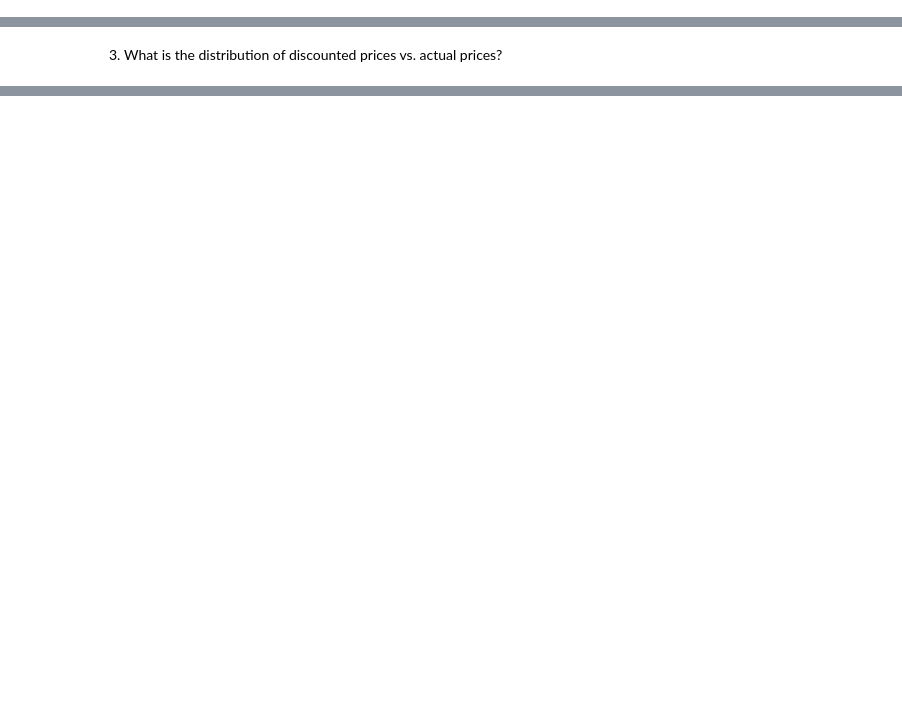
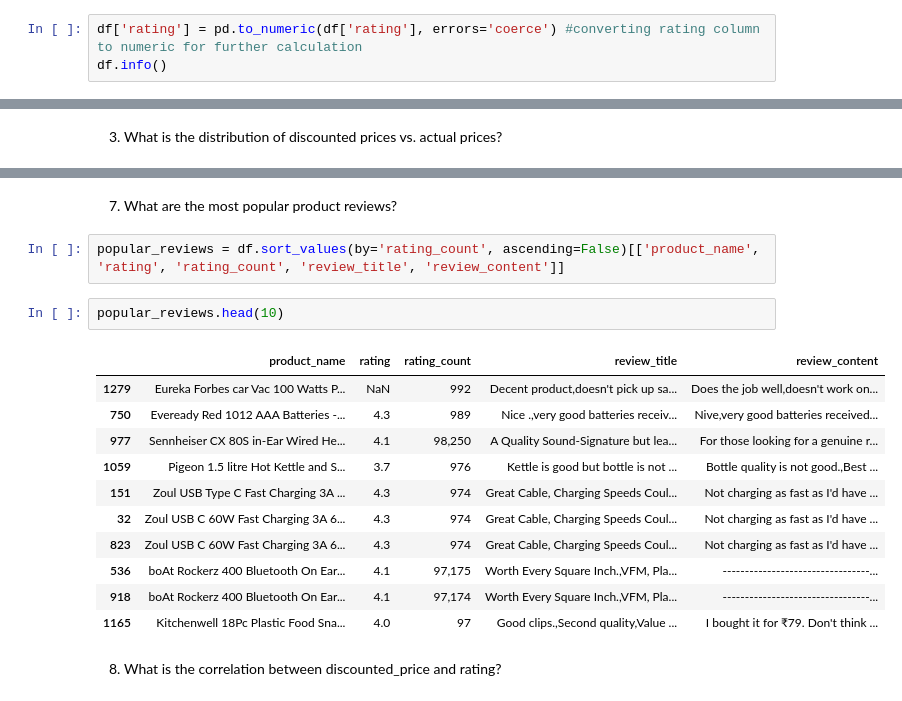
Before and after one commit to sumanshaw9/EDA, a Jupyter notebook: Assignment/Amazon Sales Data/Amazon_Sales_Data.ipynb, the cells around one changed output, grey strips where cells are left out. Drawn from its saved outputs; the diff is of its cells as text; blank space fills up the shorter version.

```diff
--- a/Assignment/Amazon Sales Data/Amazon_Sales_Data.ipynb
+++ b/Assignment/Amazon Sales Data/Amazon_Sales_Data.ipynb
@@ -58,3 +58,6 @@ df.duplicated().sum()
 0
 # %% [markdown]
 1. What is the average rating for each product category?
+# %%
+df['rating'] = pd.to_numeric(df['rating'], errors='coerce') #converting rating column to numeric for further calculation
+df.info()
@@ -84,0 +247,20 @@ plt.show()
+# %% [markdown]
+7. What are the most popular product reviews?
+# %%
+popular_reviews = df.sort_values(by='rating_count', ascending=False)[['product_name', 'rating', 'rating_count', 'review_title', 'review_content']]
+# %%
+popular_reviews.head(10)
+# %% [output]
+|  | product_name | rating | rating_count | review_title | review_content |
+| 1279 | Eureka Forbes car Vac 100 Watts P... | NaN | 992 | Decent product,doesn't pick up sa... | Does the job well,doesn't work on... |
+| 750 | Eveready Red 1012 AAA Batteries -... | 4.3 | 989 | Nice .,very good batteries receiv... | Nive,very good batteries received... |
+| 977 | Sennheiser CX 80S in-Ear Wired He... | 4.1 | 98,250 | A Quality Sound-Signature but lea... | For those looking for a genuine r... |
+| 1059 | Pigeon 1.5 litre Hot Kettle and S... | 3.7 | 976 | Kettle is good but bottle is not ... | Bottle quality is not good.,Best ... |
+| 151 | Zoul USB Type C Fast Charging 3A ... | 4.3 | 974 | Great Cable, Charging Speeds Coul... | Not charging as fast as I'd have ... |
+| 32 | Zoul USB C 60W Fast Charging 3A 6... | 4.3 | 974 | Great Cable, Charging Speeds Coul... | Not charging as fast as I'd have ... |
+| 823 | Zoul USB C 60W Fast Charging 3A 6... | 4.3 | 974 | Great Cable, Charging Speeds Coul... | Not charging as fast as I'd have ... |
+| 536 | boAt Rockerz 400 Bluetooth On Ear... | 4.1 | 97,175 | Worth Every Square Inch.,VFM, Pla... | ---------------------------------... |
+| 918 | boAt Rockerz 400 Bluetooth On Ear... | 4.1 | 97,174 | Worth Every Square Inch.,VFM, Pla... | ---------------------------------... |
+| 1165 | Kitchenwell 18Pc Plastic Food Sna... | 4.0 | 97 | Good clips.,Second quality,Value ... | I bought it for ₹79. Don't think ... |
+# %% [markdown]
+8. What is the correlation between discounted_price and rating?
```
Also changed, not shown: parts of 32 cells of this notebook.
